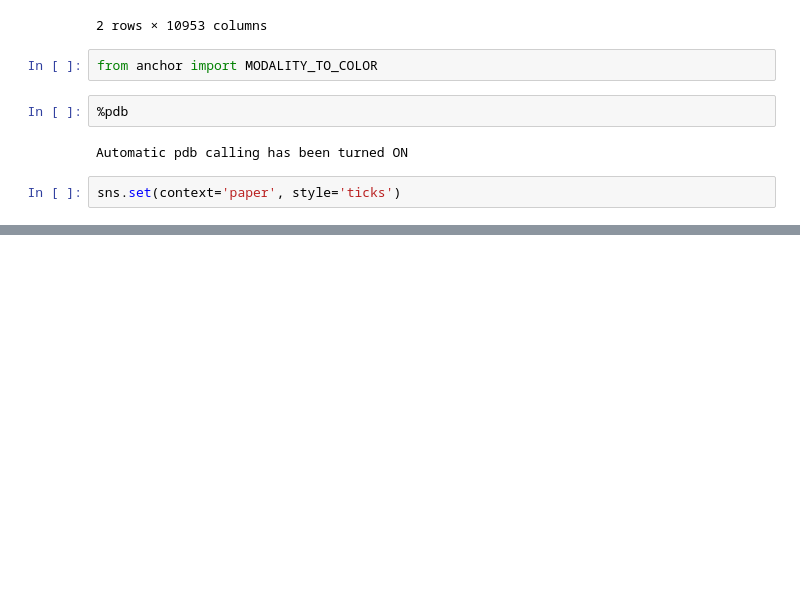
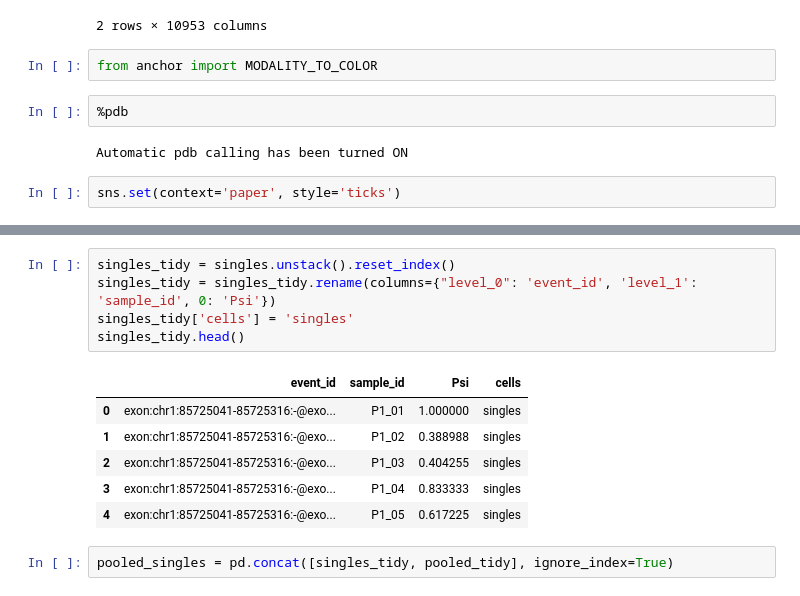
Before and after one commit to YeoLab/singlecell_pnm, a Jupyter notebook: 2._Figure_2/007_lavalamp_modalities.ipynb, the cells around one changed output, grey strips where cells are left out. Drawn from its saved outputs; the diff is of its cells as text; blank space fills up the shorter version.

```diff
--- a/2._Figure_2/007_lavalamp_modalities.ipynb
+++ b/2._Figure_2/007_lavalamp_modalities.ipynb
@@ -130,0 +143,14 @@ for modality, df in modalities.groupby('modality'):
+# %%
+singles_tidy = singles.unstack().reset_index()
+singles_tidy = singles_tidy.rename(columns={"level_0": 'event_id', 'level_1': 'sample_id', 0: 'Psi'})
+singles_tidy['cells'] = 'singles'
+singles_tidy.head()
+# %% [output]
+|  | event_id | sample_id | Psi | cells |
+| 0 | exon:chr1:85725041-85725316:-@exo... | P1_01 | 1.000000 | singles |
+| 1 | exon:chr1:85725041-85725316:-@exo... | P1_02 | 0.388988 | singles |
+| 2 | exon:chr1:85725041-85725316:-@exo... | P1_03 | 0.404255 | singles |
+| 3 | exon:chr1:85725041-85725316:-@exo... | P1_04 | 0.833333 | singles |
+| 4 | exon:chr1:85725041-85725316:-@exo... | P1_05 | 0.617225 | singles |
+# %%
+pooled_singles = pd.concat([singles_tidy, pooled_tidy], ignore_index=True)
```
Also changed, not shown: parts of 6 cells of this notebook, 16 other files.
